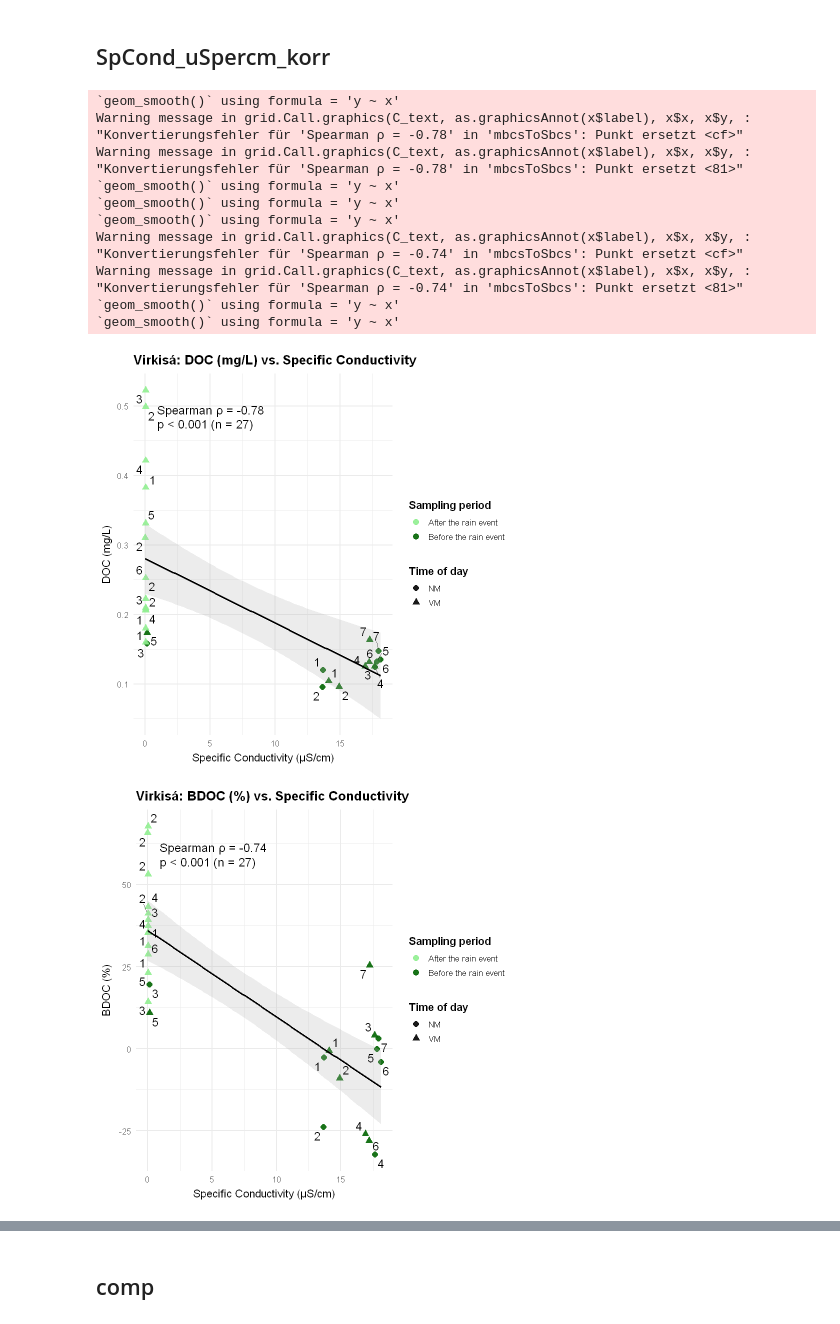
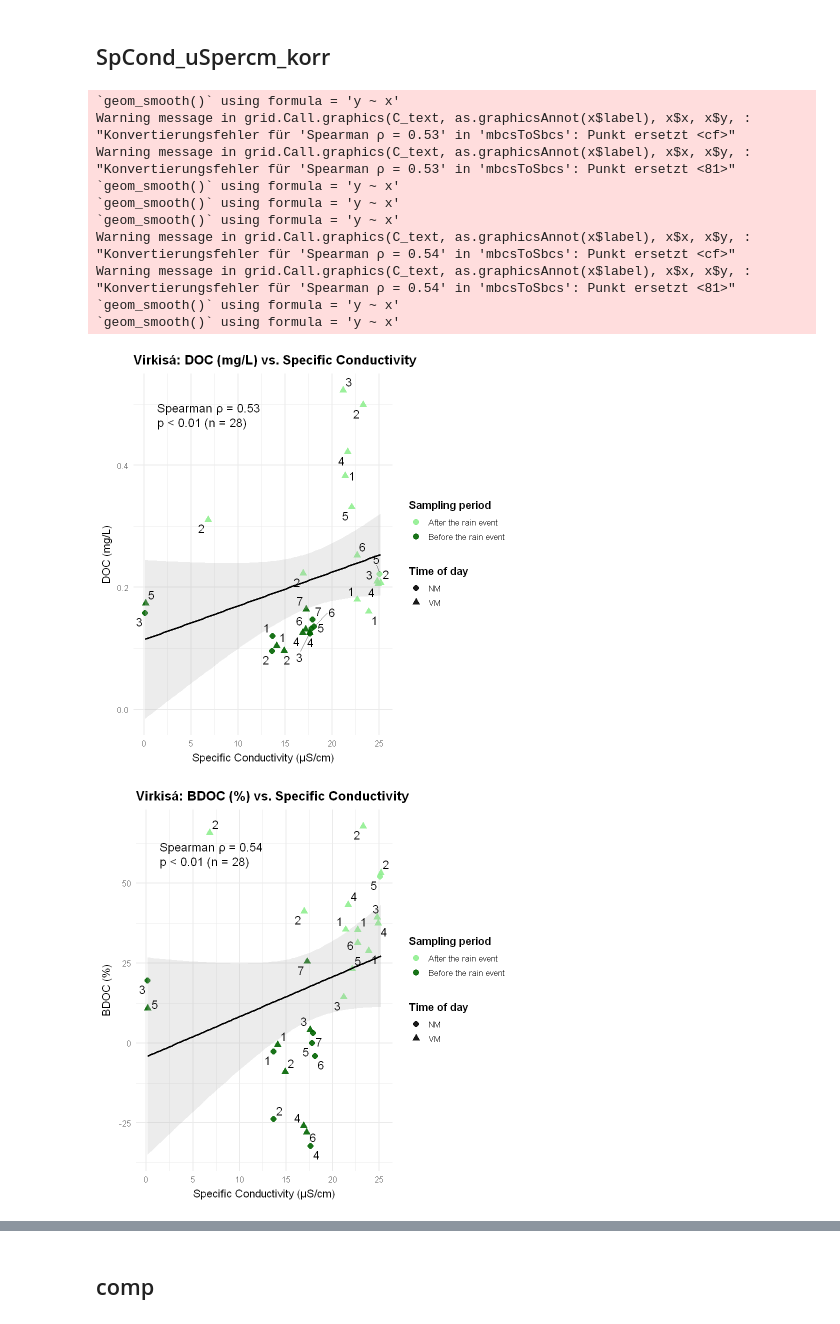
Before and after one commit to kokkaso/MA_supplementary_Data, a Jupyter notebook: notebooks/Statistic/heatmap/FINAL_heatmap_final.ipynb, the cells around one changed output, grey strips where cells are left out. Drawn from its saved outputs; the diff is of its cells as text; code cells hidden in the pictures.

```diff
--- a/notebooks/Statistic/heatmap/FINAL_heatmap_final.ipynb
+++ b/notebooks/Statistic/heatmap/FINAL_heatmap_final.ipynb
@@ -594,7 +594,7 @@ carbon_vars <- c("average_DOC_sample", "BDOC_pct", "CO2_Flux")
 # Environmental
 env_vars <- c(
   "Chlorophyll_ugperL",  "fDOM_RFU",
-  "ODO_mgperL", "SpCond_uSpercm_korr", "BGA_PC_ugperL",
+  "ODO_mgperL", "SpCond", "BGA_PC_ugperL",
    "Turbidity_FNU", "pH", "Temp_C","distance_from_glacier","Hight_sl"
 
 )
@@ -610,7 +610,7 @@ rename_map <- c(
   Chlorophyll_ugperL  = "Chlorophyll",
   fDOM_RFU            = "fDOM",
   ODO_mgperL          = "oxygen",
-  SpCond_uSpercm_korr = "Spec. cond",
+  SpCond = "Spec. cond",
   BGA_PC_ugperL       = "phycocyanin",
   Turbidity_FNU       = "turbidity",
   pH                  = "pH",
@@ -625,7 +625,7 @@ col_low  <- "#d92941"; col_mid <- "white"; col_high <- "#197f17"
 # ===================================
 
 # 📁 File
-file_path <- "C:/Users/sophia/Dropbox/MASTER/Master_Data_Table/FINAL/MASTER_DATA.xlsx"
+file_path <- "C:/Users/sophia/Dropbox/MASTER/Master_Data_Table/FINAL/Sophia_Data_original.xls"
 df <- read_excel(file_path)
 
 # ✅ Gruppen-Filter
@@ -2146,20 +2146,20 @@ suppressPackageStartupMessages({
 })
 
 # ==== Pfade ====
-win_path <- "C:/Users/sophia/Dropbox/MASTER/Master_Data_Table/FINAL/Sophia_Data.xls"
-data_path <- if (file.exists(win_path)) win_path else "/mnt/data/Sophia_Data.xls"
+win_path <- "C:/Users/sophia/Dropbox/MASTER/Master_Data_Table/FINAL/Sophia_Data_original.xls"
+data_path <- if (file.exists(win_path)) win_path else "/mnt/data/Sophia_Data_original.xls"
 out_dir   <- "C:/Users/sophia/Dropbox/MASTER/Master_Data_Table/FINAL/Scatterplots/"
 if (!dir.exists(out_dir)) dir.create(out_dir, recursive = TRUE)
 
 # ==== Daten laden & filtern (nur Virkisá) ====
 dat <- readxl::read_excel(data_path) %>%
-  select(river_name, average_DOC_sample, BDOC_pct, SpCond_uSpercm_korr,
+  select(river_name, average_DOC_sample, BDOC_pct, SpCond,
          day_time, site_nr, group_nr) %>%                           # group_nr dazu
   mutate(
     river_name = ifelse(grepl("Virkis", river_name, ignore.case = TRUE), "Virkisá", river_name),
     DOC    = suppressWarnings(as.numeric(average_DOC_sample)),
     BDOC   = suppressWarnings(as.numeric(BDOC_pct)),
-    SpCond = suppressWarnings(as.numeric(SpCond_uSpercm_korr)),
+    SpCond = suppressWarnings(as.numeric(SpCond)),
     period = ifelse(group_nr == 1, "Before the rain event", "After the rain event")
   ) %>%
   filter(river_name == "Virkisá",
@@ -2209,39 +2209,39 @@ plot_one <- function(df, yvar, ylab, file_stub){
     ) +
     annotate("text",
              x = xr[1] + 0.05*diff(xr),
              y = yr[2] - 0.05*diff(yr),
              hjust = 0, vjust = 1, lineheight = 1.0, size = 5 , #3.6
              label = lab_txt, color = "black")
 
   print(p)
 
   # Speichern (A4)
   ggsave(file.path(out_dir, paste0(file_stub, "_A4_landscape.png")),
          plot = p, width = 29.7, height = 21.0, units = "cm", dpi = 300)
   ggsave(file.path(out_dir, paste0(file_stub, "_A4_portrait.png")),
          plot = p, width = 21.0, height = 29.7, units = "cm", dpi = 300)
 }
 
 # ==== Plots erzeugen ====
 plot_one(dat, "DOC",  "DOC (mg/L)",  "Scatter_Virkisa_DOC_vs_SpCond")
 plot_one(dat, "BDOC", "BDOC (%)",    "Scatter_Virkisa_BDOC_vs_SpCond")
 # %% [output]
 `geom_smooth()` using formula = 'y ~ x'
 Warning message in grid.Call.graphics(C_text, as.graphicsAnnot(x$label), x$x, x$y, :
-"Konvertierungsfehler für 'Spearman ρ = -0.78' in 'mbcsToSbcs': Punkt ersetzt <cf>"
+"Konvertierungsfehler für 'Spearman ρ = 0.53' in 'mbcsToSbcs': Punkt ersetzt <cf>"
 Warning message in grid.Call.graphics(C_text, as.graphicsAnnot(x$label), x$x, x$y, :
-"Konvertierungsfehler für 'Spearman ρ = -0.78' in 'mbcsToSbcs': Punkt ersetzt <81>"
+"Konvertierungsfehler für 'Spearman ρ = 0.53' in 'mbcsToSbcs': Punkt ersetzt <81>"
 `geom_smooth()` using formula = 'y ~ x'
 `geom_smooth()` using formula = 'y ~ x'
 `geom_smooth()` using formula = 'y ~ x'
 Warning message in grid.Call.graphics(C_text, as.graphicsAnnot(x$label), x$x, x$y, :
-"Konvertierungsfehler für 'Spearman ρ = -0.74' in 'mbcsToSbcs': Punkt ersetzt <cf>"
+"Konvertierungsfehler für 'Spearman ρ = 0.54' in 'mbcsToSbcs': Punkt ersetzt <cf>"
 Warning message in grid.Call.graphics(C_text, as.graphicsAnnot(x$label), x$x, x$y, :
-"Konvertierungsfehler für 'Spearman ρ = -0.74' in 'mbcsToSbcs': Punkt ersetzt <81>"
+"Konvertierungsfehler für 'Spearman ρ = 0.54' in 'mbcsToSbcs': Punkt ersetzt <81>"
 `geom_smooth()` using formula = 'y ~ x'
 `geom_smooth()` using formula = 'y ~ x'
-[figure, old version]
+[figure, new version]
-[figure, old version]
+[figure, new version]
 # %%
 # 📦 Packages
 suppressPackageStartupMessages({
```
Also changed, not shown: parts of 3 cells of this notebook.
